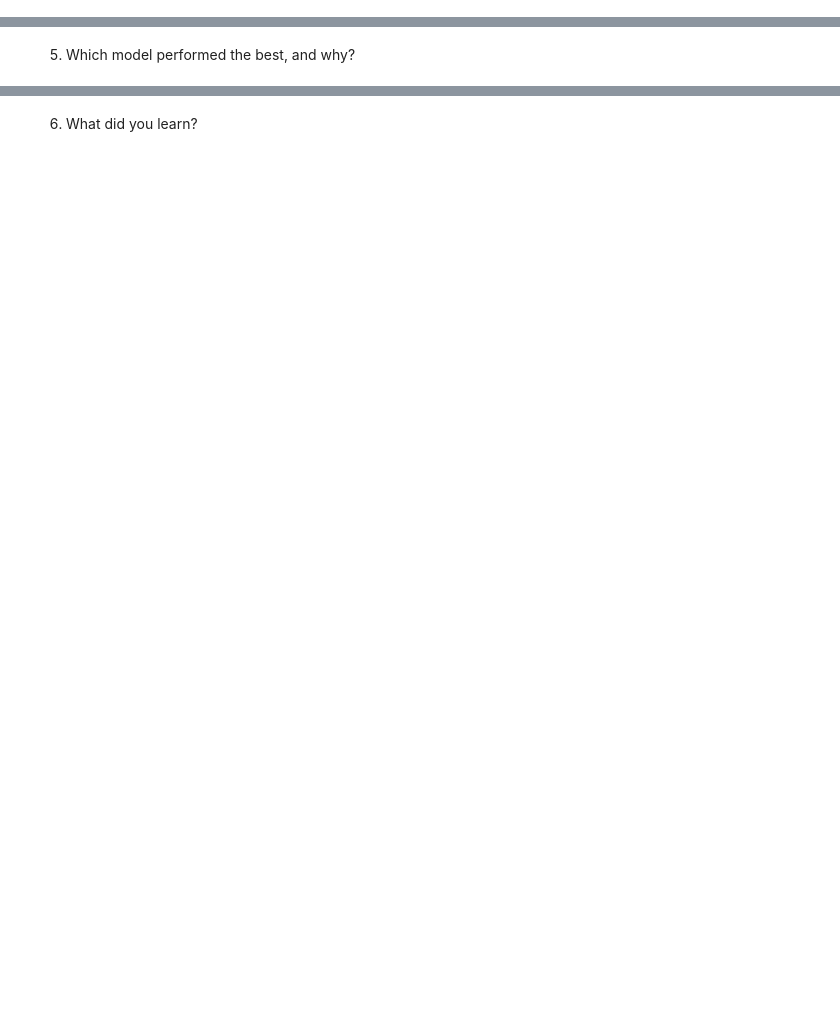
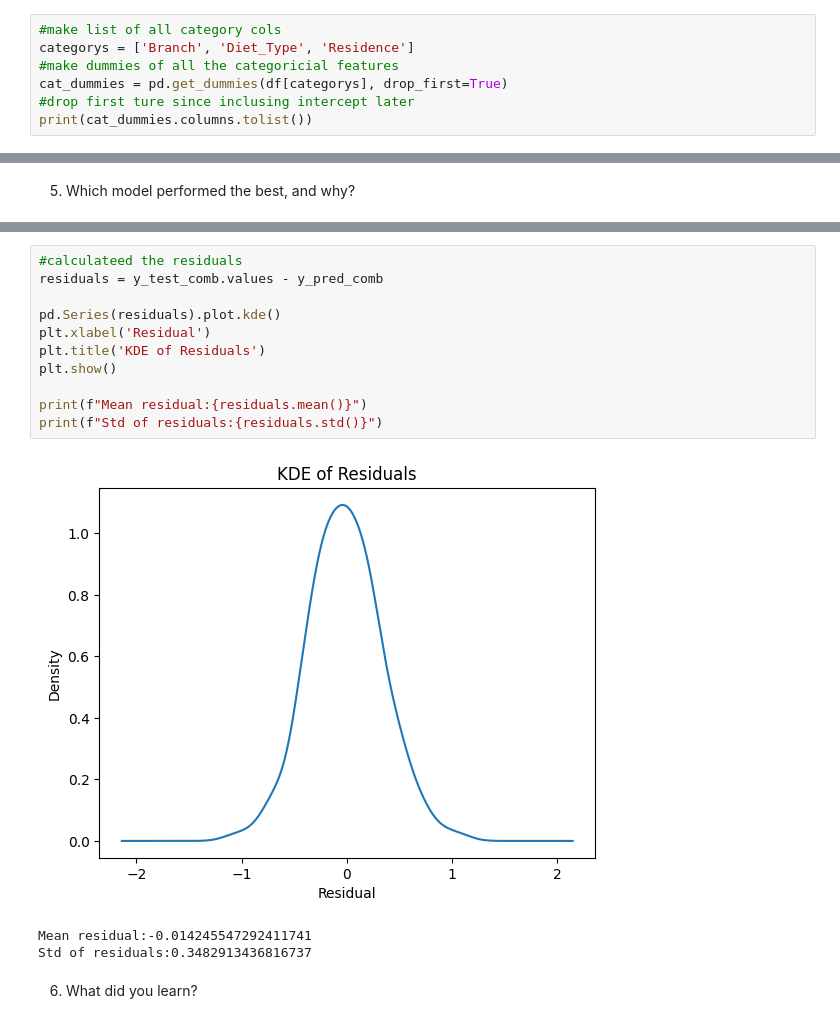
Before and after one commit to kenzkleczynski/week_8, a Jupyter notebook: Q3.ipynb, the cells around one changed output, grey strips where cells are left out. Drawn from its saved outputs; the diff is of its cells as text; blank space fills up the shorter version.

```diff
--- a/Q3.ipynb
+++ b/Q3.ipynb
@@ -65,2 +71,9 @@ df.describe()
 # %% [markdown]
 3. Split the sample into an ~80% training set and a ~20% test set.
+# %%
+#make list of all category cols
+categorys = ['Branch', 'Diet_Type', 'Residence']
+#make dummies of all the categoricial features
+cat_dummies = pd.get_dummies(df[categorys], drop_first=True)
+#drop first ture since inclusing intercept later
+print(cat_dummies.columns.tolist())
@@ -71,2 +251,17 @@ df.describe()
+# %%
+#calculateed the residuals
+residuals = y_test_comb.values - y_pred_comb
+
+pd.Series(residuals).plot.kde()
+plt.xlabel('Residual')
+plt.title('KDE of Residuals')
+plt.show()
+
+print(f"Mean residual:{residuals.mean()}")
+print(f"Std of residuals:{residuals.std()}")
+# %% [output]
+[figure, added]
+Mean residual:-0.014245547292411741
+Std of residuals:0.3482913436816737
 # %% [markdown]
 6. What did you learn?
```
Also changed, not shown: parts of 12 cells of this notebook, 3 other files.
